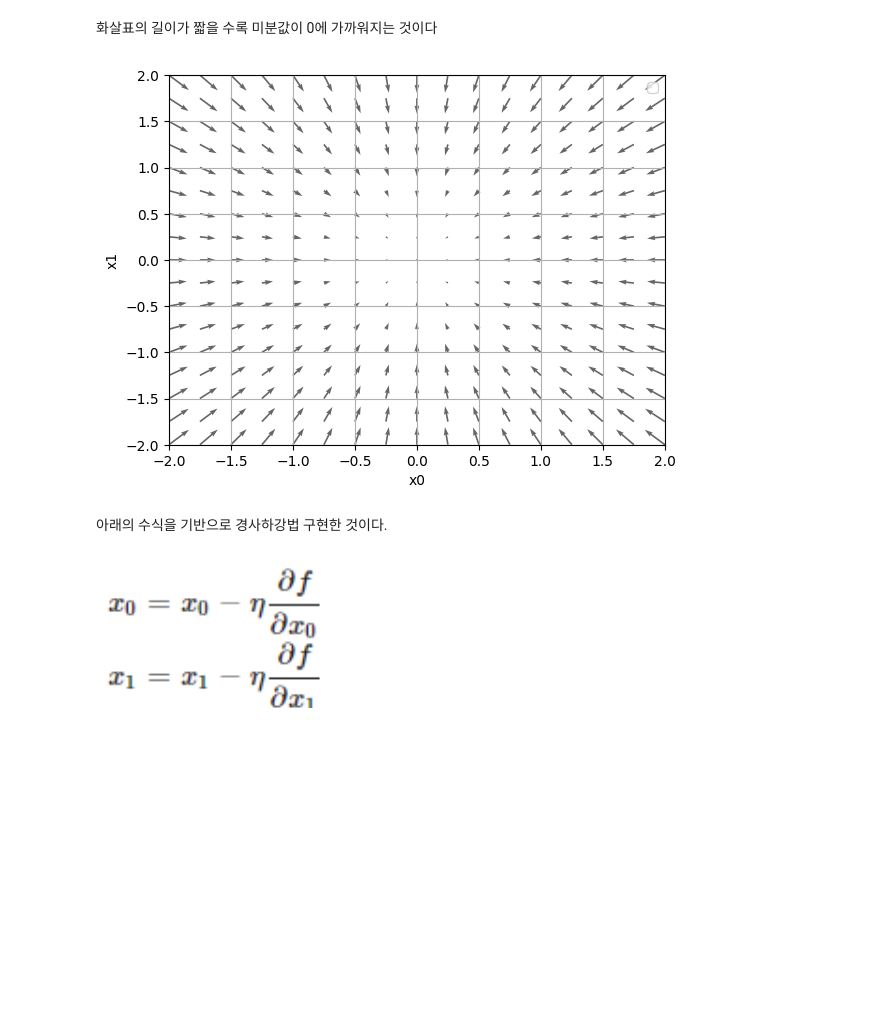
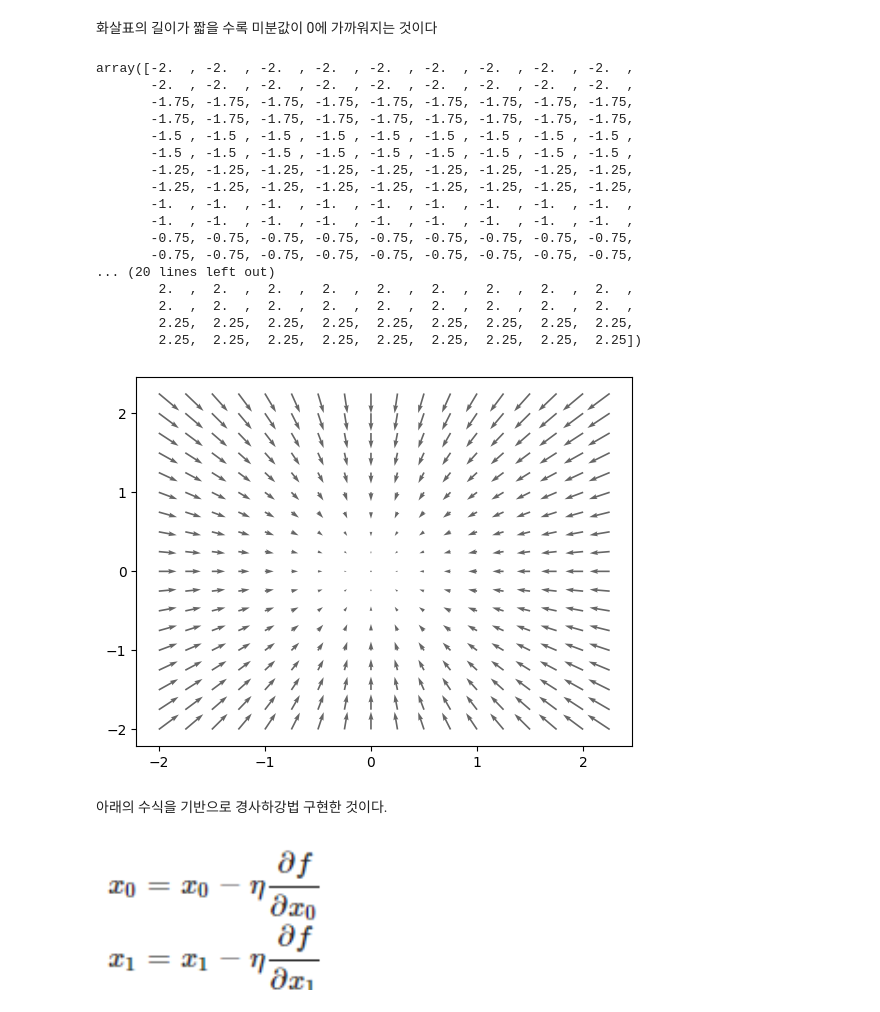
Before and after one commit to Jake0925/DeepLearning, a Jupyter notebook: 3_경사하강법GradientDescent.ipynb, the cells around one changed output. Cells and saved outputs as stored; diff of their text form; code cells hidden in the pictures; blank space fills up the shorter version.

```diff
--- a/3_경사하강법GradientDescent.ipynb
+++ b/3_경사하강법GradientDescent.ipynb
@@ -182,6 +182,8 @@ plt.show()
 화살표의 길이가 짧을 수록 미분값이 0에 가까워지는 것이다
 # %%
 from mpl_toolkits.mplot3d import Axes3D
+import numpy as np
+import matplotlib.pyplot as plt
 
 
 def _numerical_gradient_no_batch(f, x):
@@ -219,43 +221,60 @@ def numerical_gradient(f, X):
 
         return grad
 
 
 # 제곱승
 def function_2(x):
     if x.ndim == 1:
         return np.sum(x**2)
     else:
         return np.sum(x**2, axis=1)
 
 
 def tangent_line(f, x):
     d = numerical_gradient(f, x)
     print(d)
     y = f(x) - d*x
     return lambda t: d*t + y
 
 x0 = np.arange(-2, 2.5, 0.25)
 x1 = np.arange(-2, 2.5, 0.25)
 X, Y = np.meshgrid(x0, x1)
 
 X = X.flatten() # X값을 1열 만든다
 Y = Y.flatten()
 
 
 grad = numerical_gradient(function_2, np.array([X, Y]) )
 
 plt.figure()
-plt.quiver(X, Y, -grad[0], -grad[1],  angles="xy",color="#666666")#,headwidth=10,scale=40,color="#444444")
-plt.xlim([-2, 2])
-plt.ylim([-2, 2])
-plt.xlabel('x0')
-plt.ylabel('x1')
-plt.grid()
-plt.legend()
-plt.draw()
-plt.show()
+plt.quiver(X, Y, -grad[0], -grad[1],  angles="xy",color="#666666")#,headwidth=10,scale=40,color="#444444") ,X,Y는 화살표의 출발좌표 grad[0], grad[1]는 화살표의 끝좌표
+# plt.xlim([-2, 2])
+# plt.ylim([-2, 2])
+# plt.xlabel('x0')
+# plt.ylabel('x1')
+# plt.grid()
+# plt.legend()
+# plt.draw()
+# plt.show()
 # %% [output]
+array([-2.  , -2.  , -2.  , -2.  , -2.  , -2.  , -2.  , -2.  , -2.  ,
+       -2.  , -2.  , -2.  , -2.  , -2.  , -2.  , -2.  , -2.  , -2.  ,
+       -1.75, -1.75, -1.75, -1.75, -1.75, -1.75, -1.75, -1.75, -1.75,
+       -1.75, -1.75, -1.75, -1.75, -1.75, -1.75, -1.75, -1.75, -1.75,
+       -1.5 , -1.5 , -1.5 , -1.5 , -1.5 , -1.5 , -1.5 , -1.5 , -1.5 ,
+       -1.5 , -1.5 , -1.5 , -1.5 , -1.5 , -1.5 , -1.5 , -1.5 , -1.5 ,
+       -1.25, -1.25, -1.25, -1.25, -1.25, -1.25, -1.25, -1.25, -1.25,
+       -1.25, -1.25, -1.25, -1.25, -1.25, -1.25, -1.25, -1.25, -1.25,
+       -1.  , -1.  , -1.  , -1.  , -1.  , -1.  , -1.  , -1.  , -1.  ,
+       -1.  , -1.  , -1.  , -1.  , -1.  , -1.  , -1.  , -1.  , -1.  ,
+       -0.75, -0.75, -0.75, -0.75, -0.75, -0.75, -0.75, -0.75, -0.75,
+       -0.75, -0.75, -0.75, -0.75, -0.75, -0.75, -0.75, -0.75, -0.75,
+... (20 lines left out)
+        2.  ,  2.  ,  2.  ,  2.  ,  2.  ,  2.  ,  2.  ,  2.  ,  2.  ,
+        2.  ,  2.  ,  2.  ,  2.  ,  2.  ,  2.  ,  2.  ,  2.  ,  2.  ,
+        2.25,  2.25,  2.25,  2.25,  2.25,  2.25,  2.25,  2.25,  2.25,
+        2.25,  2.25,  2.25,  2.25,  2.25,  2.25,  2.25,  2.25,  2.25])
-[figure, old version]
+[figure, new version]
 # %% [markdown]
 아래의 수식을 기반으로 경사하강법 구현한 것이다.
 
```
